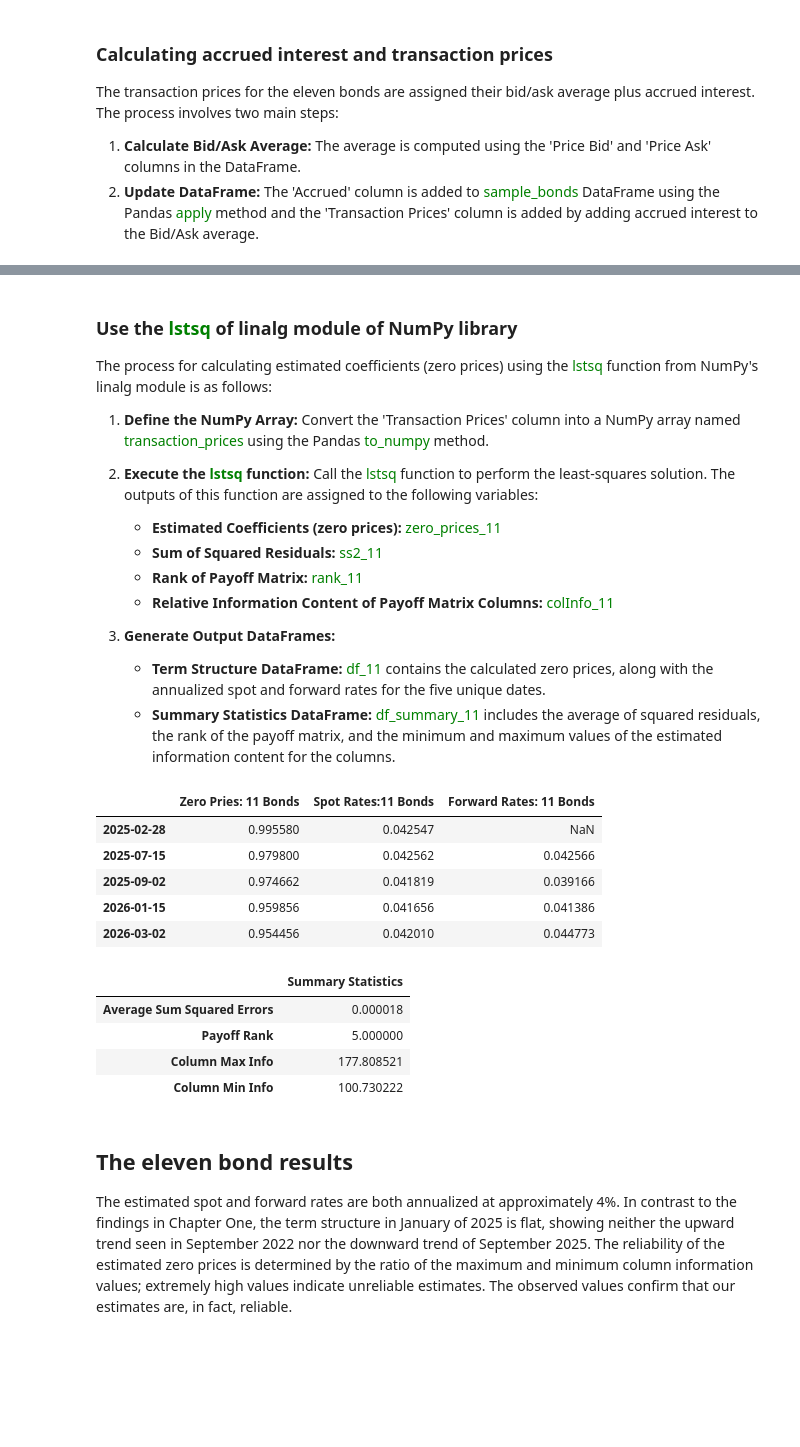
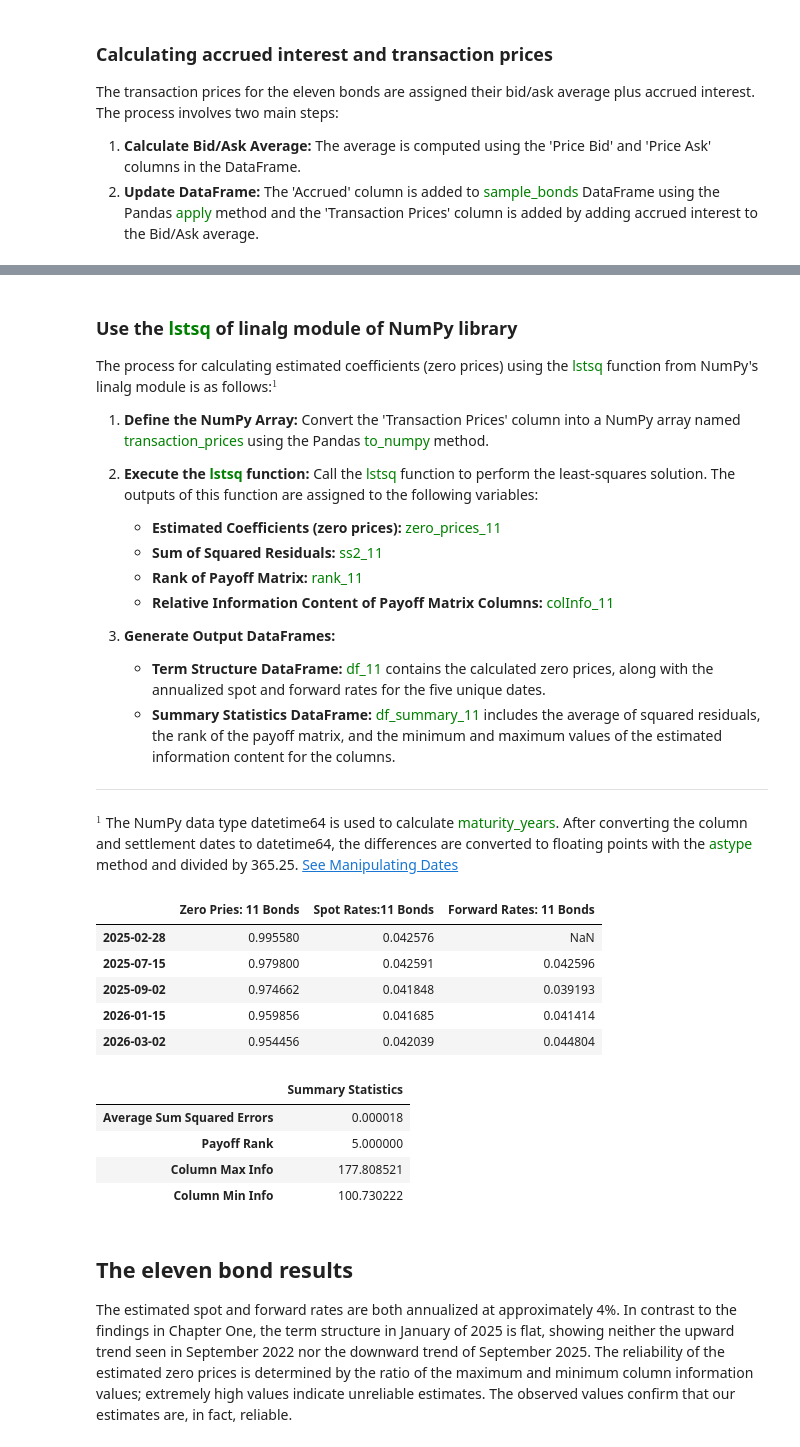
Before and after one commit to PatrickJHess/Vol-3-Chap-4, a Jupyter notebook: _build/html/_sources/Bootstrapping_The_Term_Structure_With_304_Bonds.ipynb, the cells around one changed output, grey strips where cells are left out. Cells and saved outputs as stored; diff of their text form; code cells hidden in the pictures; blank space fills up the shorter version.

```diff
--- a/_build/html/_sources/Bootstrapping_The_Term_Structure_With_304_Bonds.ipynb
+++ b/_build/html/_sources/Bootstrapping_The_Term_Structure_With_304_Bonds.ipynb
@@ -311,7 +313,7 @@ sample_bonds
 # %% [markdown]
 ### Use the <font color='green'>lstsq</font> of linalg module of NumPy library
 
-The process for calculating estimated coefficients (zero prices) using the <font color='green'>lstsq</font> function from NumPy's linalg module is as follows:
+The process for calculating estimated coefficients (zero prices) using the <font color='green'>lstsq</font> function from NumPy's linalg module is as follows:$^{1}$
 
 1. **Define the NumPy Array:** Convert the 'Transaction Prices' column into a NumPy array named <font color='green'>transaction_prices</font> using the Pandas  <font color='green'>to_numpy</font> method.
 2. **Execute the  <font color='green'>lstsq</font> function:** Call the  <font color='green'>lstsq</font> function to perform the least-squares solution. The outputs of this function are assigned to the following variables:
@@ -323,6 +325,10 @@ The process for calculating estimated coefficients (zero prices) using the <font
 3. **Generate Output DataFrames:**
    * **Term Structure DataFrame:** <font color='green'>df_11</font> contains the calculated zero prices, along with the annualized spot and forward rates for the five unique dates.
    * **Summary Statistics DataFrame:** <font color='green'>df_summary_11</font> includes the average of squared residuals, the rank of the payoff matrix, and the minimum and maximum values of the estimated information content for the columns.
+
+
+---
+$^{1}$ The NumPy data type datetime64 is used to calculate <font color='green'>maturity_years</font>.  After converting the column and settlement dates to datetime64, the differences are converted to floating points with the <font color='green'>astype</font> method and divided by 365.25. [See Manipulating Dates](https://patrickjhess.github.io/Introduction-To-Python-For-Financial-Python/Manipulating_Dates.html#numpy-datetime64-object)
 # %%
 # Calculate transaction prices
 transaction_prices=sample_bonds['Transaction Prices'].to_numpy()
@@ -330,41 +336,43 @@ transaction_prices=sample_bonds['Transaction Prices'].to_numpy()
 # Estimate the present value factors with least squares
 zero_prices_11,ss2_11,rank_11,colInfo__11=np.linalg.lstsq(payoffs_11,transaction_prices)
 
-# Maturity of the bonds in years
-maturity_years=[(mat_date-settlement).days/365 for mat_date in column_dates_11]
+# vectorize calculuation of maturity in years with NumPy
+# Maturity of the bonds in years..convert date object to NumPy datetime64
+maturity_years=(np.array(column_dates_11,dtype='datetime64[D]')-
+                np.datetime64(settlement)).astype(float)/365.25
 
 # Continuously compounded annualized spot rates
 spot_rates_11=-np.log(zero_prices_11)/np.array(maturity_years)
 
 # Continuously compounded annualized forward rates
 forward_rates_11=-np.diff(np.log(zero_prices_11))/np.diff(maturity_years)
 forward_rates_11=np.insert(forward_rates_11,0,np.nan)
 
 # Create a DataFrame of least squares present value estimates and display results
 # First a dictionary
 bonds_11={'Zero Pries: 11 Bonds':zero_prices_11,
           'Spot Rates:11 Bonds':spot_rates_11,
           'Forward Rates: 11 Bonds':forward_rates_11}
 # Then a DataFrame
 df_11=pd.DataFrame(bonds_11,index=column_dates_11)
 display(df_11)
 
 # Create a DataFrame of summary statistics and display results
 # First a dictionary
 summary_11={'Average Sum Squared Errors':ss2_11/len(sample_bonds),
              'Payoff Rank':rank_11,
              'Column Max Info':np.max(colInfo__11),
              'Column Min Info':np.min(colInfo__11)}
 
 df_summary_11=pd.DataFrame(summary_11,index=['Summary Statistics']).T
 display(df_summary_11)
 # %% [output]
 |  | Zero Pries: 11 Bonds | Spot Rates:11 Bonds | Forward Rates: 11 Bonds |
-| 2025-02-28 | 0.995580 | 0.042547 | NaN |
-| 2025-07-15 | 0.979800 | 0.042562 | 0.042566 |
-| 2025-09-02 | 0.974662 | 0.041819 | 0.039166 |
-| 2026-01-15 | 0.959856 | 0.041656 | 0.041386 |
-| 2026-03-02 | 0.954456 | 0.042010 | 0.044773 |
+| 2025-02-28 | 0.995580 | 0.042576 | NaN |
+| 2025-07-15 | 0.979800 | 0.042591 | 0.042596 |
+| 2025-09-02 | 0.974662 | 0.041848 | 0.039193 |
+| 2026-01-15 | 0.959856 | 0.041685 | 0.041414 |
+| 2026-03-02 | 0.954456 | 0.042039 | 0.044804 |
 |  | Summary Statistics |
 | Average Sum Squared Errors | 0.000018 |
 | Payoff Rank | 5.000000 |
```
Also changed, not shown: parts of 2 cells of this notebook, 19 other files.
